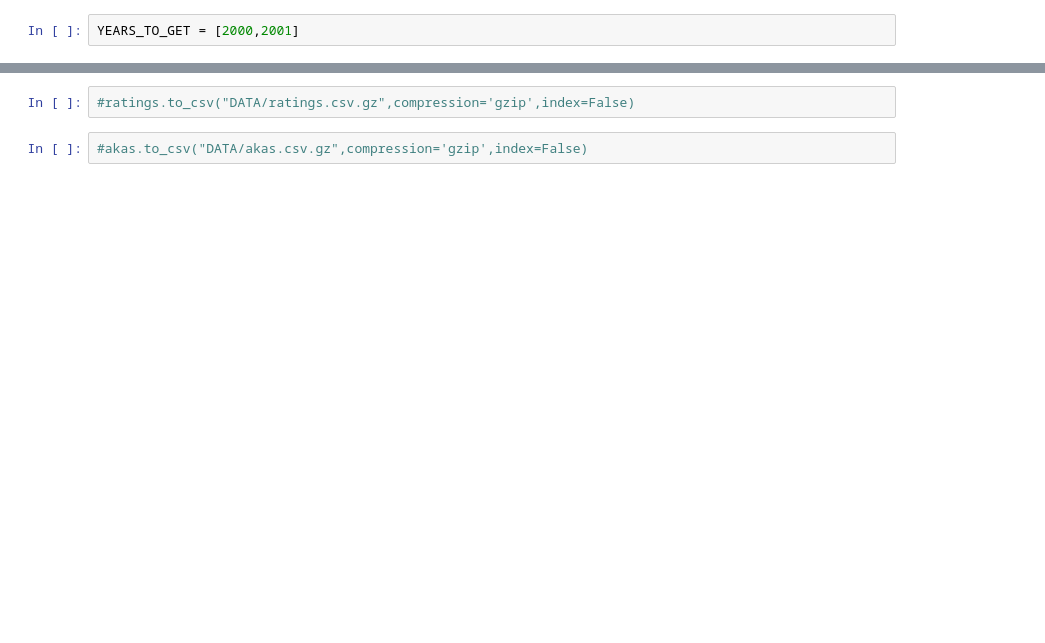
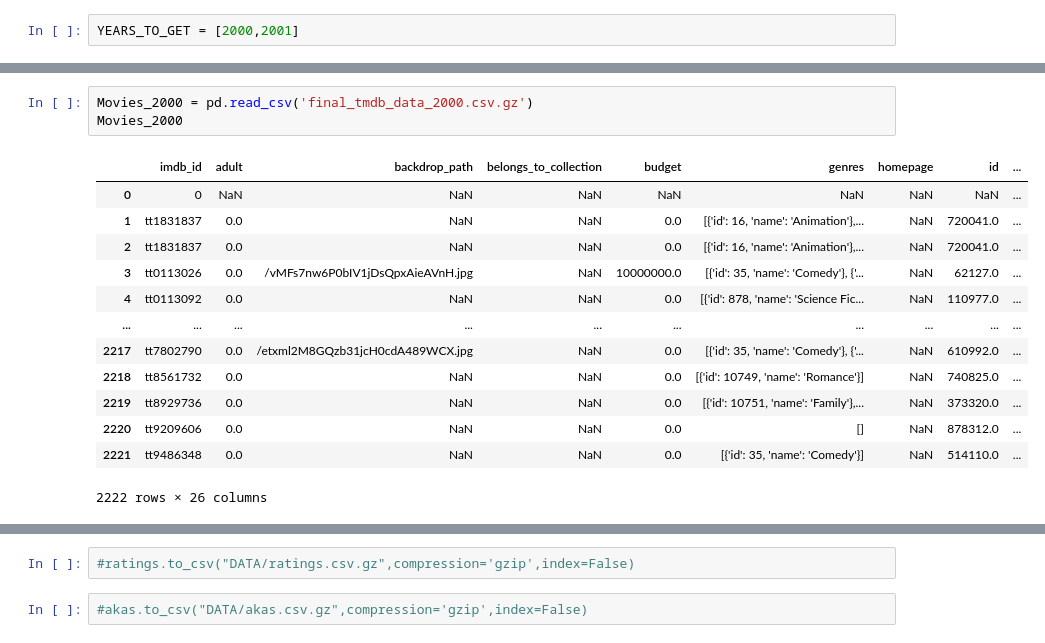
Before and after one commit to AlphaKaba24/Movie_Repo, a Jupyter notebook: DATA/Movie_insights.ipynb, the cells around one changed output, grey strips where cells are left out. Saved outputs shown, nothing was run; the diff lists cells and outputs as text; blank space fills up the shorter version.

```diff
--- a/DATA/Movie_insights.ipynb
+++ b/DATA/Movie_insights.ipynb
@@ -383,0 +338,17 @@ final_year_df2.head()
+# %%
+Movies_2000 = pd.read_csv('final_tmdb_data_2000.csv.gz')
+Movies_2000
+# %% [output]
+|  | imdb_id | adult | backdrop_path | belongs_to_collection | budget | genres | homepage | id | ... |
+| 0 | 0 | NaN | NaN | NaN | NaN | NaN | NaN | NaN | ... |
+| 1 | tt1831837 | 0.0 | NaN | NaN | 0.0 | [{'id': 16, 'name': 'Animation'},... | NaN | 720041.0 | ... |
+| 2 | tt1831837 | 0.0 | NaN | NaN | 0.0 | [{'id': 16, 'name': 'Animation'},... | NaN | 720041.0 | ... |
+| 3 | tt0113026 | 0.0 | /vMFs7nw6P0bIV1jDsQpxAieAVnH.jpg | NaN | 10000000.0 | [{'id': 35, 'name': 'Comedy'}, {'... | NaN | 62127.0 | ... |
+| 4 | tt0113092 | 0.0 | NaN | NaN | 0.0 | [{'id': 878, 'name': 'Science Fic... | NaN | 110977.0 | ... |
+| ... | ... | ... | ... | ... | ... | ... | ... | ... | ... |
+| 2217 | tt7802790 | 0.0 | /etxml2M8GQzb31jcH0cdA489WCX.jpg | NaN | 0.0 | [{'id': 35, 'name': 'Comedy'}, {'... | NaN | 610992.0 | ... |
+| 2218 | tt8561732 | 0.0 | NaN | NaN | 0.0 | [{'id': 10749, 'name': 'Romance'}] | NaN | 740825.0 | ... |
+| 2219 | tt8929736 | 0.0 | NaN | NaN | 0.0 | [{'id': 10751, 'name': 'Family'},... | NaN | 373320.0 | ... |
+| 2220 | tt9209606 | 0.0 | NaN | NaN | 0.0 | [] | NaN | 878312.0 | ... |
+| 2221 | tt9486348 | 0.0 | NaN | NaN | 0.0 | [{'id': 35, 'name': 'Comedy'}] | NaN | 514110.0 | ... |
+2222 rows × 26 columns
```
Also changed, not shown: parts of 57 cells of this notebook, 5 other files.
